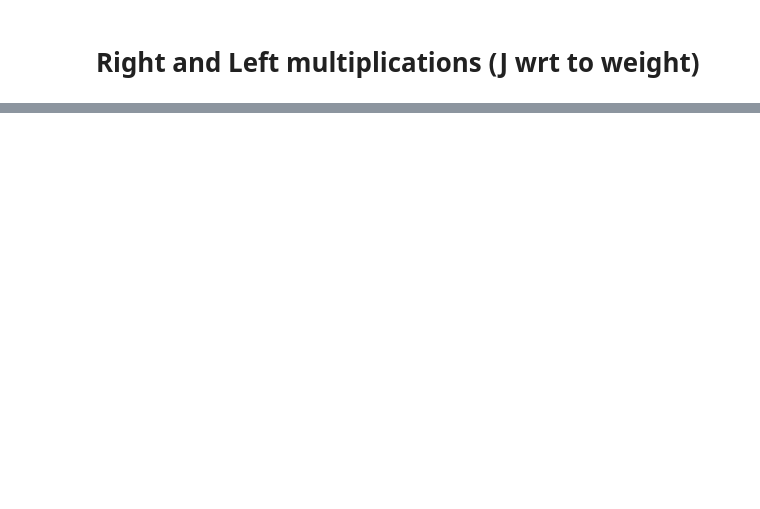
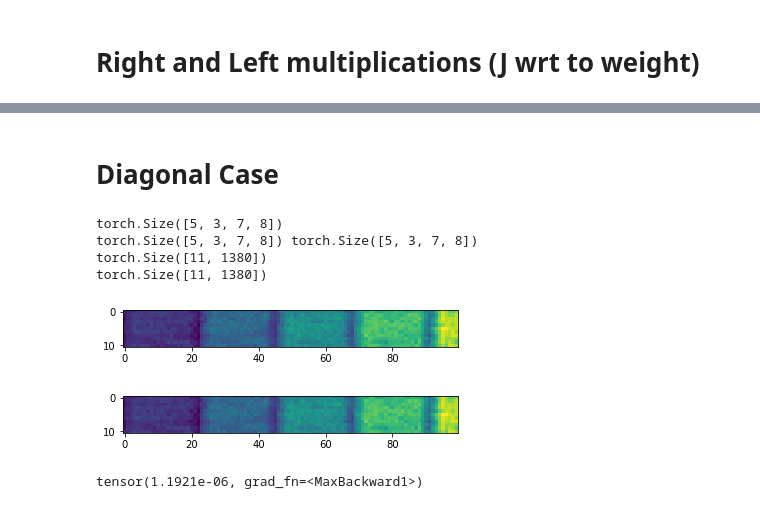
Before and after one commit to FrederikWarburg/LaplaceAE, a Jupyter notebook: notebooks/jacobian_convolution_clear.ipynb, the cells around one changed output, grey strips where cells are left out. Saved outputs shown, nothing was run; the diff lists cells and outputs as text; code cells hidden in the pictures; blank space fills up the shorter version.

Commit message:
Update jacobian_convolution_clear.ipynb
Added functions for fast left and right multiplication to generic tmp matrix, jacobian wrt weight case.

```diff
--- a/notebooks/jacobian_convolution_clear.ipynb
+++ b/notebooks/jacobian_convolution_clear.ipynb
@@ -22,7 +22,7 @@ def compute_reversed_padding(padding, kernel_size=1):
 ##############################################################################
 ##############################################################################
 # Set parameters (free to change)
-batch_size = 2
+batch_size = 11
 IN_c, OUT_c = 3, 5 #number of channels (for input and output)
 IN_h, IN_w = 20, 23 #number of pixels per input edges
 kernel_h, kernel_w = 7, 8
@@ -87,13 +87,16 @@ assert conv_transposed(outputs).shape == inputs.shape
 print('conv_transposed: \t weights',conv_transposed.weight.shape, '\t- input',outputs.shape, '\t- output',conv_transposed(outputs).shape)
 
 # Define reversed transposed convolutional layer
+# maps:
+#   from - output space
+#   to - weight space
 conv_dw_transposed = nnj.Conv2d(batch_size,
                                 IN_c,
                                 kernel_size=(IN_h,IN_w),
                                 padding=(dw_padding_h,dw_padding_w),
                                 stride=stride, dilation=dilation, bias=None) # output_padding=0
 reversed_inputs = torch.flip(inputs, [-2,-1]).movedim(0,1)
-assert conv_dw.weight.shape == reversed_inputs.shape
+assert conv_dw_transposed.weight.shape == reversed_inputs.shape
 conv_dw_transposed.weight = torch.nn.Parameter(reversed_inputs)
 dw_weights = torch.flip(conv_dw_transposed(outputs.movedim(0,1)), [-2,-1])
 print('conv_dw_transposed: \t weights',conv_dw_transposed.weight.shape, '\t- input',outputs.movedim(0,1).shape, '\t- output',dw_weights.shape)
@@ -363,0 +602,50 @@ torch.Size([2, 1380, 1380]) torch.Size([2, 1380, 1380]) torch.Size([2, 1380, 138
+# %% [markdown]
+# Diagonal Case
+# %%
+diag_tmp = torch.diagonal(tmp, dim1=1, dim2=2)
+
+# FAST METHOD
+print(conv.weight.shape)
+weigth_sq = conv.weight**2
+
+conv_sq = nnj.ConvTranspose2d(OUT_c,
+                              IN_c,
+                              kernel_size=(kernel_h,kernel_w),
+                              padding=(padding_h,padding_w),
+                              stride=stride,dilation=dilation, output_padding=0, bias=None)
+print(conv_sq.weight.shape , weigth_sq.shape)
+assert conv_sq.weight.shape == weigth_sq.shape
+conv_sq.weight = torch.nn.Parameter(weigth_sq)
+
+
+input_tmp = diag_tmp.reshape(batch_size,OUT_c,OUT_h,OUT_w)
+output_tmp = conv_sq._jacobian_mult(torch.zeros(batch_size, OUT_c,OUT_h,OUT_w),
+                                    torch.zeros(batch_size, IN_c, IN_h, IN_w),
+                                    input_tmp)
+diag_Jt_tmp_J = output_tmp.reshape(batch_size, IN_size)
+print(diag_Jt_tmp_J.shape)
+
+
+# SLOW METHOD
+tmp_simple = torch.diag_embed(diag_tmp)
+slow_Jt_tmp_J = torch.einsum('Bji,Bjk,Bkq->Biq', conv_jacobian_wrt_input(), tmp_simple, conv_jacobian_wrt_input())
+diag_slow_Jt_tmp_J = torch.diagonal(slow_Jt_tmp_J, dim1=1, dim2=2)
+print(diag_slow_Jt_tmp_J.shape)
+
+
+# compare
+plt.imshow(diag_slow_Jt_tmp_J[:,:100].detach().numpy())
+plt.show()
+plt.imshow(diag_Jt_tmp_J[:,:100].detach().numpy())
+plt.show()
+
+print(torch.max(torch.abs(diag_slow_Jt_tmp_J - diag_Jt_tmp_J)))
+assert torch.max(torch.abs(diag_slow_Jt_tmp_J - diag_Jt_tmp_J)) < 1e-5
+# %% [output]
+torch.Size([5, 3, 7, 8])
+torch.Size([5, 3, 7, 8]) torch.Size([5, 3, 7, 8])
+torch.Size([11, 1380])
+torch.Size([11, 1380])
+[figure, added]
+[figure, added]
+tensor(1.1921e-06, grad_fn=<MaxBackward1>)
```
Also changed, not shown: parts of 8 cells of this notebook.
